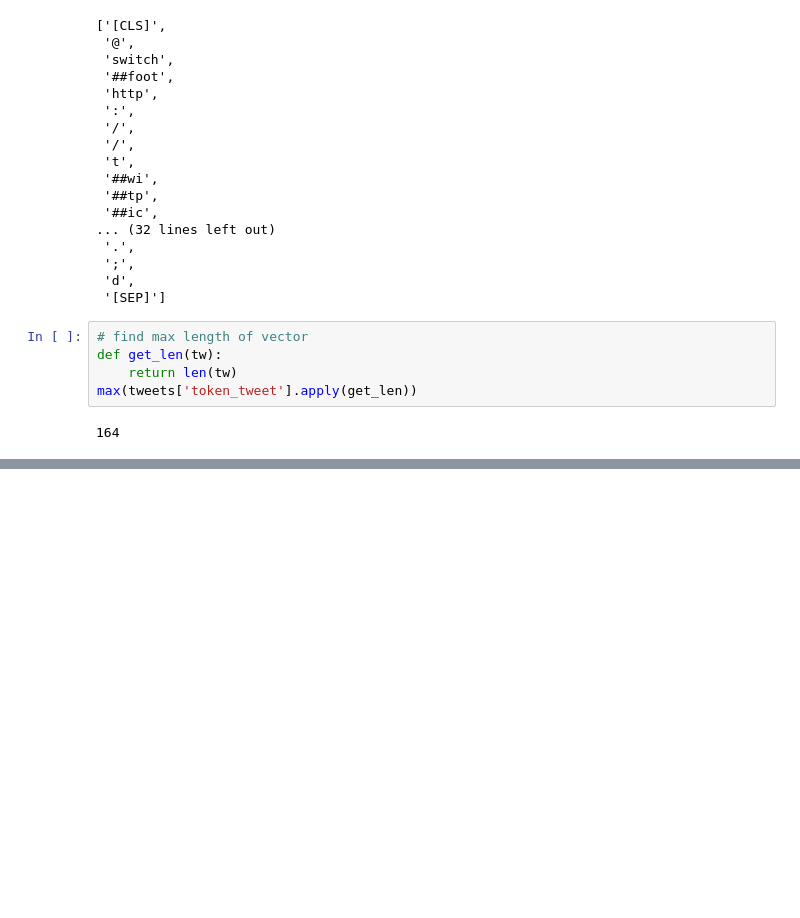
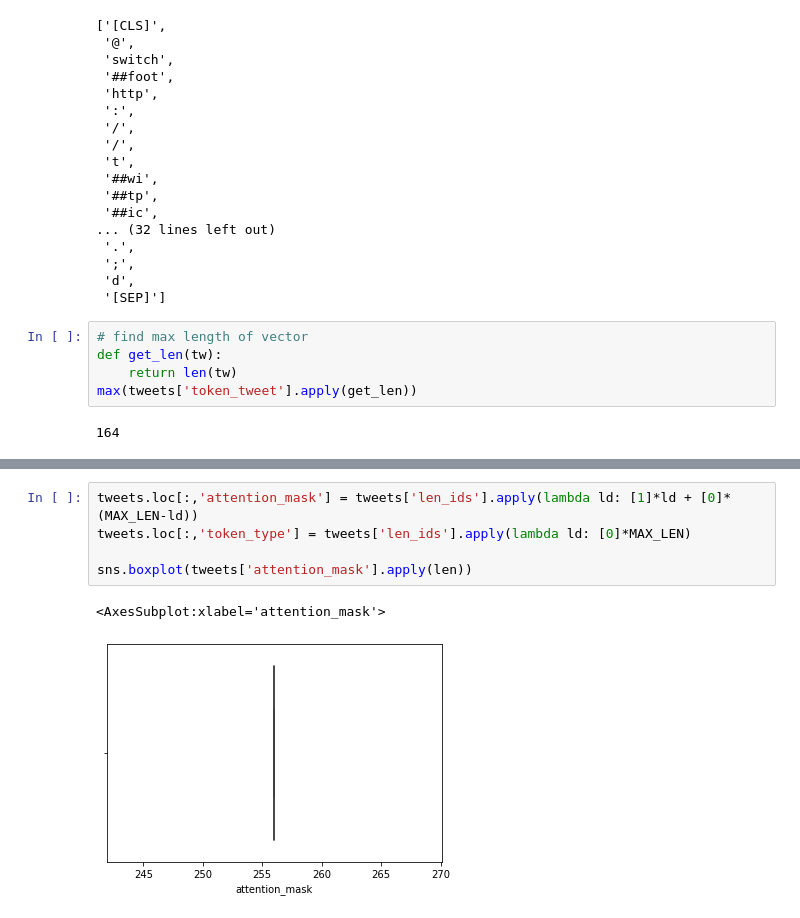
Before and after one commit to tao-pr/52-challenges, a Jupyter notebook: 029-classification-playground/BERT.ipynb, the cells around one changed output, grey strips where cells are left out. Saved outputs shown, nothing was run; the diff lists cells and outputs as text; blank space fills up the shorter version.

```diff
--- a/029-classification-playground/BERT.ipynb
+++ b/029-classification-playground/BERT.ipynb
@@ -307,0 +312,8 @@ TypeError: object of type 'numpy.int64' has no len()
+# %%
+tweets.loc[:,'attention_mask'] = tweets['len_ids'].apply(lambda ld: [1]*ld + [0]*(MAX_LEN-ld))
+tweets.loc[:,'token_type'] = tweets['len_ids'].apply(lambda ld: [0]*MAX_LEN)
+
+sns.boxplot(tweets['attention_mask'].apply(len))
+# %% [output]
+<AxesSubplot:xlabel='attention_mask'>
+[figure, added]
```
Also changed, not shown: parts of 20 cells of this notebook, 1 other file.
